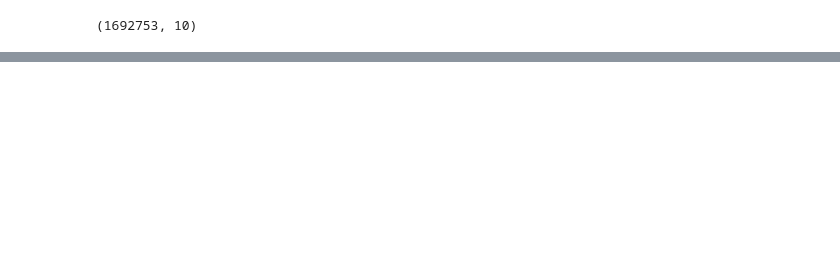
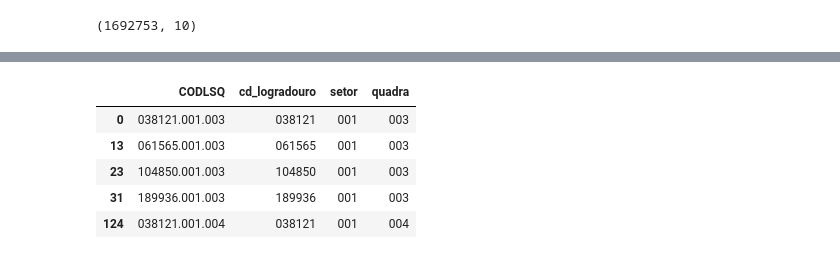
Before and after one commit to h-pgy/zoneamento_lotes_pmsp, a Jupyter notebook: 04_solicitacao_equipe_dimap1.ipynb, the cells around one changed output, grey strips where cells are left out. Saved outputs shown, nothing was run; the diff lists cells and outputs as text; code cells hidden in the pictures; blank space fills up the shorter version.

```diff
--- a/04_solicitacao_equipe_dimap1.ipynb
+++ b/04_solicitacao_equipe_dimap1.ipynb
@@ -117,0 +111,20 @@ gdf
+# %%
+# precisa dar zfill porque abriu como int o cd contribuinte
+df['cd_contribuinte'] = df['cd_contribuinte'].astype(str).str.zfill(11)
+# %%
+df['cd_logradouro'] = df['cd_logradouro'].astype(str).str.zfill(6)
+# %%
+df['setor'] = df['cd_contribuinte'].str[:3]
+df['quadra'] = df['cd_contribuinte'].str[3:6]
+# %%
+df['CODLSQ']= df['cd_logradouro'] + '.' + df['setor'] + '.' + df['quadra']
+# %%
+join_cod_logradouro_quadra = df[['CODLSQ', 'cd_logradouro', 'setor', 'quadra']].drop_duplicates()
+join_cod_logradouro_quadra.head()
+# %% [output]
+|  | CODLSQ | cd_logradouro | setor | quadra |
+| 0 | 038121.001.003 | 038121 | 001 | 003 |
+| 13 | 061565.001.003 | 061565 | 001 | 003 |
+| 23 | 104850.001.003 | 104850 | 001 | 003 |
+| 31 | 189936.001.003 | 189936 | 001 | 003 |
+| 124 | 038121.001.004 | 038121 | 001 | 004 |
```
Also changed, not shown: parts of 38 cells of this notebook, 1 other file.
